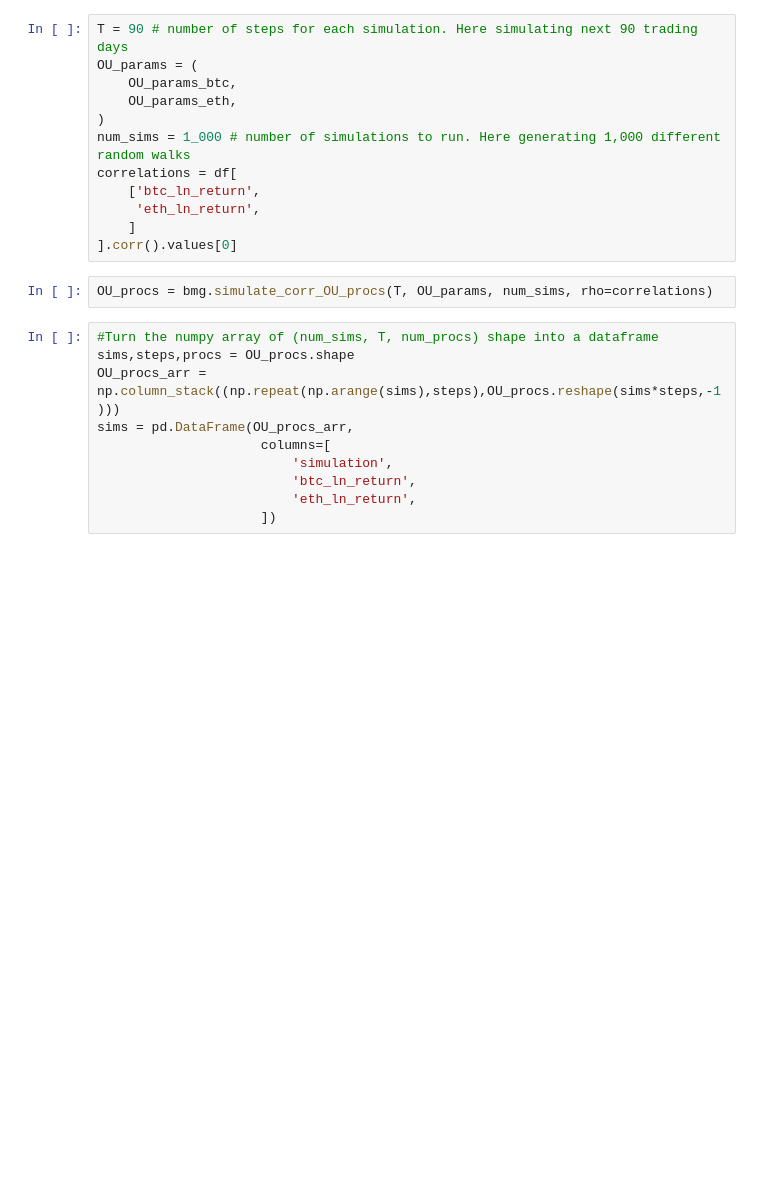
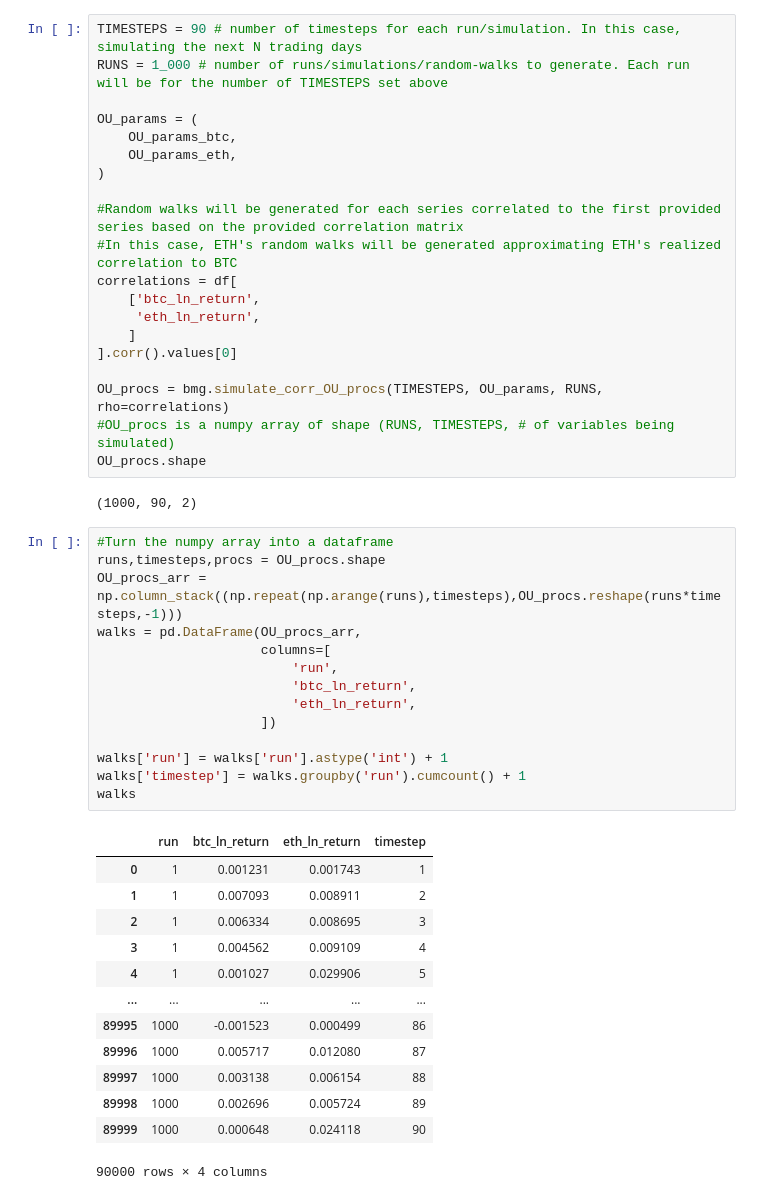
Before and after one commit to mattyTokenomics/brownian_motion_generator, a Jupyter notebook: btc_and_eth_tutorial.ipynb, the cells around one changed output. Saved outputs shown, nothing was run; the diff lists cells and outputs as text; blank space fills up the shorter version.

```diff
--- a/btc_and_eth_tutorial.ipynb
+++ b/btc_and_eth_tutorial.ipynb
@@ -74,26 +76,52 @@ OU_params_eth = bmg.estimate_OU_params(df['eth_ln_return'].values, distribution_
 # OU_params_btc.gamma = 0
 # OU_params_eth.gamma = 0
 # %%
-T = 90 # number of steps for each simulation. Here simulating next 90 trading days
+TIMESTEPS = 90 # number of timesteps for each run/simulation. In this case, simulating the next N trading days
+RUNS = 1_000 # number of runs/simulations/random-walks to generate. Each run will be for the number of TIMESTEPS set above
+
 OU_params = (
     OU_params_btc,
     OU_params_eth,
 )
-num_sims = 1_000 # number of simulations to run. Here generating 1,000 different random walks
+
+#Random walks will be generated for each series correlated to the first provided series based on the provided correlation matrix
+#In this case, ETH's random walks will be generated approximating ETH's realized correlation to BTC
 correlations = df[
     ['btc_ln_return',
      'eth_ln_return',
     ]
 ].corr().values[0]
+
+OU_procs = bmg.simulate_corr_OU_procs(TIMESTEPS, OU_params, RUNS, rho=correlations)
+#OU_procs is a numpy array of shape (RUNS, TIMESTEPS, # of variables being simulated)
+OU_procs.shape
+# %% [output]
+(1000, 90, 2)
-# %%
-OU_procs = bmg.simulate_corr_OU_procs(T, OU_params, num_sims, rho=correlations)
 # %%
-#Turn the numpy array of (num_sims, T, num_procs) shape into a dataframe
-sims,steps,procs = OU_procs.shape
-OU_procs_arr = np.column_stack((np.repeat(np.arange(sims),steps),OU_procs.reshape(sims*steps,-1)))
-sims = pd.DataFrame(OU_procs_arr,
+#Turn the numpy array into a dataframe
+runs,timesteps,procs = OU_procs.shape
+OU_procs_arr = np.column_stack((np.repeat(np.arange(runs),timesteps),OU_procs.reshape(runs*timesteps,-1)))
+walks = pd.DataFrame(OU_procs_arr,
                      columns=[
-                         'simulation',
+                         'run',
                          'btc_ln_return',
                          'eth_ln_return',
                      ])
+
+walks['run'] = walks['run'].astype('int') + 1
+walks['timestep'] = walks.groupby('run').cumcount() + 1
+walks
+# %% [output]
+|  | run | btc_ln_return | eth_ln_return | timestep |
+| 0 | 1 | 0.001231 | 0.001743 | 1 |
+| 1 | 1 | 0.007093 | 0.008911 | 2 |
+| 2 | 1 | 0.006334 | 0.008695 | 3 |
+| 3 | 1 | 0.004562 | 0.009109 | 4 |
+| 4 | 1 | 0.001027 | 0.029906 | 5 |
+| ... | ... | ... | ... | ... |
+| 89995 | 1000 | -0.001523 | 0.000499 | 86 |
+| 89996 | 1000 | 0.005717 | 0.012080 | 87 |
+| 89997 | 1000 | 0.003138 | 0.006154 | 88 |
+| 89998 | 1000 | 0.002696 | 0.005724 | 89 |
+| 89999 | 1000 | 0.000648 | 0.024118 | 90 |
+90000 rows × 4 columns
```
Also changed, not shown: parts of 14 cells of this notebook, 3 other files.
